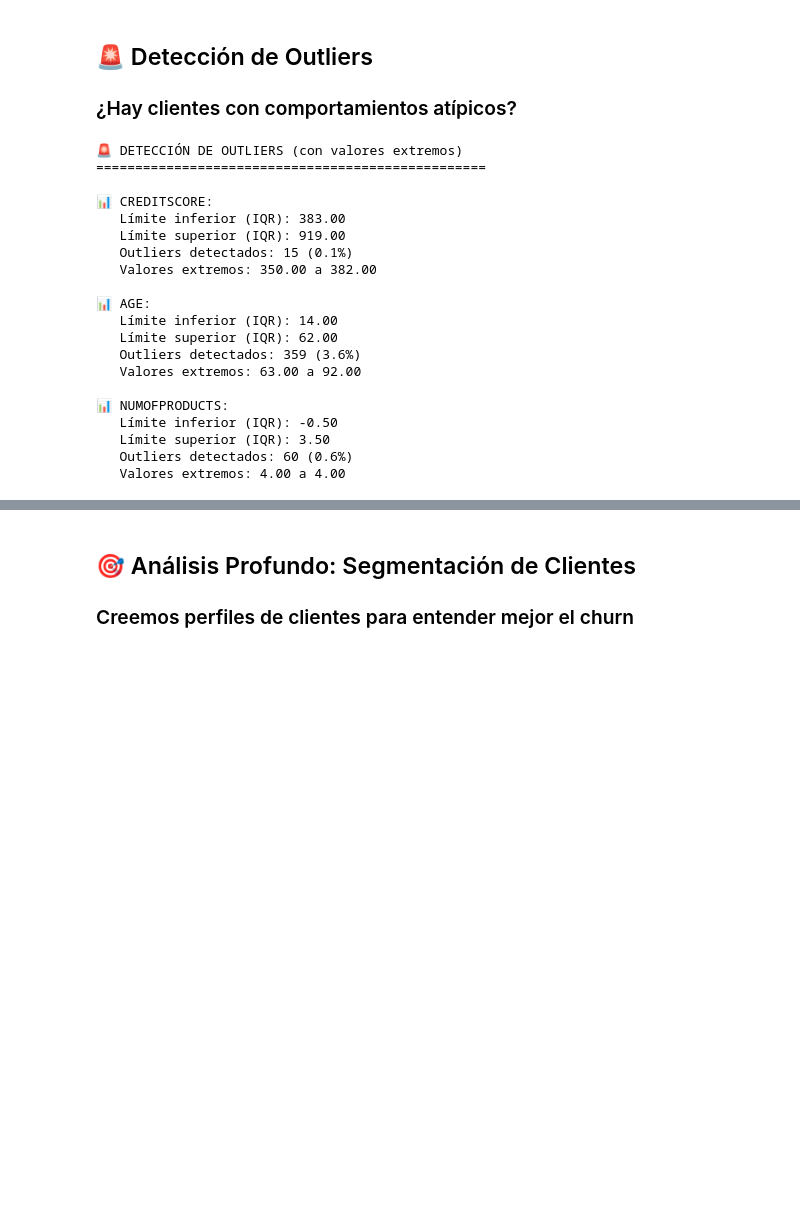
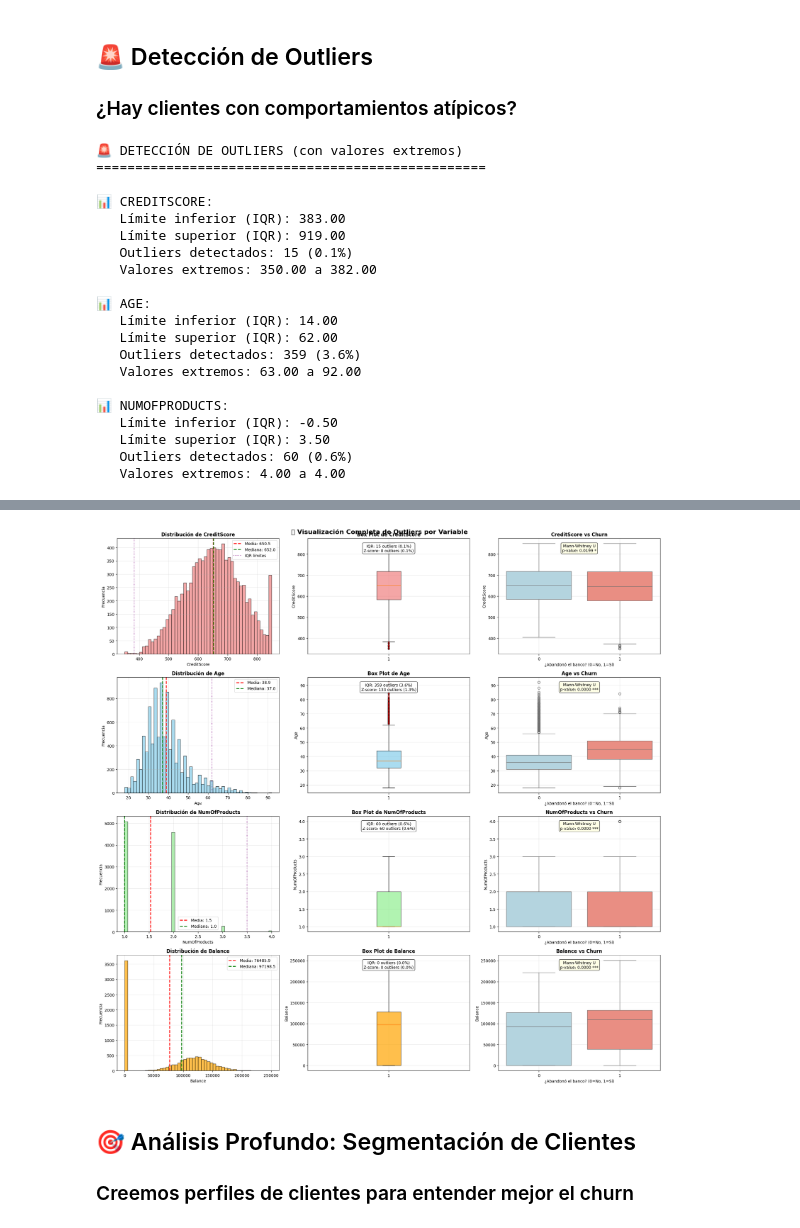
Before and after one commit to VenezianoMauro/curso-bapro, a Jupyter notebook: Parte2/eda_notebook_churn.ipynb, the cells around one changed output, grey strips where cells are left out. Saved outputs shown, nothing was run; the diff lists cells and outputs as text; code cells hidden in the pictures; blank space fills up the shorter version.

```diff
--- a/Parte2/eda_notebook_churn.ipynb
+++ b/Parte2/eda_notebook_churn.ipynb
@@ -803,0 +864,72 @@ plt.show()
+# %%
+# Crear visualización para todas las variables
+fig, axes = plt.subplots(4, 3, figsize=(20, 20))
+fig.suptitle('🚨 Visualización Completa de Outliers por Variable', fontsize=16, fontweight='bold')
+
+colors = ['lightcoral', 'skyblue', 'lightgreen', 'orange']
+
+for i, var in enumerate(variables_completas):
+
+    # 1. HISTOGRAMA CON ESTADÍSTICAS
+    axes[i, 0].hist(df[var], bins=50, alpha=0.7, color=colors[i], edgecolor='black')
+    axes[i, 0].axvline(df[var].mean(), color='red', linestyle='--', linewidth=2,
+                       label=f'Media: {df[var].mean():.1f}')
+    axes[i, 0].axvline(df[var].median(), color='green', linestyle='--', linewidth=2,
+                       label=f'Mediana: {df[var].median():.1f}')
+
+    # Marcar límites de outliers IQR
+    outliers_iqr, lower_iqr, upper_iqr = detect_outliers_iqr(df, var)
+    if lower_iqr > df[var].min():
+        axes[i, 0].axvline(lower_iqr, color='purple', linestyle=':', alpha=0.7,
+                           label=f'IQR límites')
+    if upper_iqr < df[var].max():
+        axes[i, 0].axvline(upper_iqr, color='purple', linestyle=':', alpha=0.7)
+
+    axes[i, 0].set_title(f'Distribución de {var}', fontweight='bold')
+    axes[i, 0].set_xlabel(var)
+    axes[i, 0].set_ylabel('Frecuencia')
+    axes[i, 0].legend()
+    axes[i, 0].grid(True, alpha=0.3)
+
+    # 2. BOX PLOT CON INFORMACIÓN DE OUTLIERS
+    bp = axes[i, 1].boxplot(df[var], patch_artist=True,
+                           boxprops=dict(facecolor=colors[i], alpha=0.7),
+                           flierprops=dict(marker='o', markerfacecolor='red',
+                                         markersize=4, alpha=0.6))
+
+    # Obtener estadísticas de outliers
+    count_iqr = len(outliers_iqr)
+    outliers_z, _, _ = detect_outliers_zscore(df, var)
+    count_z = len(outliers_z)
+
+    axes[i, 1].set_title(f'Box Plot de {var}', fontweight='bold')
+    axes[i, 1].set_ylabel(var)
+    axes[i, 1].grid(True, alpha=0.3)
+
+    # Información de outliers
+    info_text = f'IQR: {count_iqr} outliers ({count_iqr/len(df)*100:.1f}%)\nZ-score: {count_z} outliers ({count_z/len(df)*100:.1f}%)'
+    axes[i, 1].text(0.5, 0.95, info_text,
+                    transform=axes[i, 1].transAxes, ha='center', va='top',
+                    bbox=dict(boxstyle="round,pad=0.3", facecolor="white", alpha=0.8))
+
+    # 3. VARIABLE VS CHURN
+    sns.boxplot(data=df, x='Exited', y=var, ax=axes[i, 2], palette=['lightblue', 'salmon'])
+    axes[i, 2].set_title(f'{var} vs Churn', fontweight='bold')
+    axes[i, 2].set_xlabel('¿Abandonó el banco? (0=No, 1=Sí)')
+    axes[i, 2].set_ylabel(var)
+    axes[i, 2].grid(True, alpha=0.3)
+
+    # Agregar estadísticas del test
+    from scipy.stats import mannwhitneyu
+    group_0 = df[df['Exited'] == 0][var]
+    group_1 = df[df['Exited'] == 1][var]
+    statistic, p_value = mannwhitneyu(group_0, group_1, alternative='two-sided')
+
+    significance = "***" if p_value < 0.001 else "**" if p_value < 0.01 else "*" if p_value < 0.05 else "ns"
+    axes[i, 2].text(0.5, 0.95, f'Mann-Whitney U\np-value: {p_value:.4f} {significance}',
+                    transform=axes[i, 2].transAxes, ha='center', va='top',
+                    bbox=dict(boxstyle="round,pad=0.3", facecolor="lightyellow", alpha=0.8))
+
+plt.tight_layout()
+plt.show()
+# %% [output]
@@ -804,3 +951,4 @@ plt.show()
+[figure, added]
 # %% [markdown]
 ## 🎯 Análisis Profundo: Segmentación de Clientes
 
```
Also changed, not shown: parts of 12 cells of this notebook.
